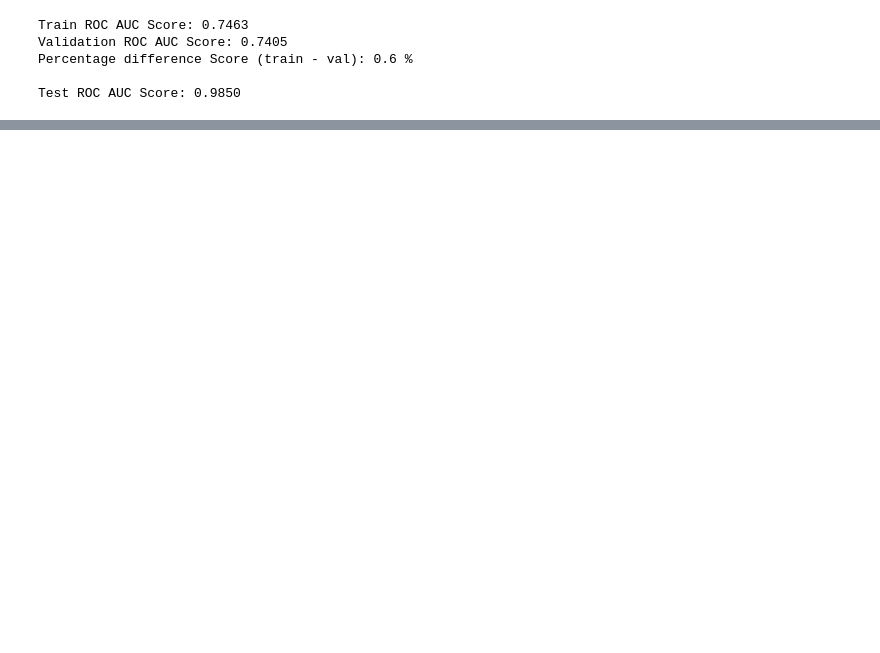
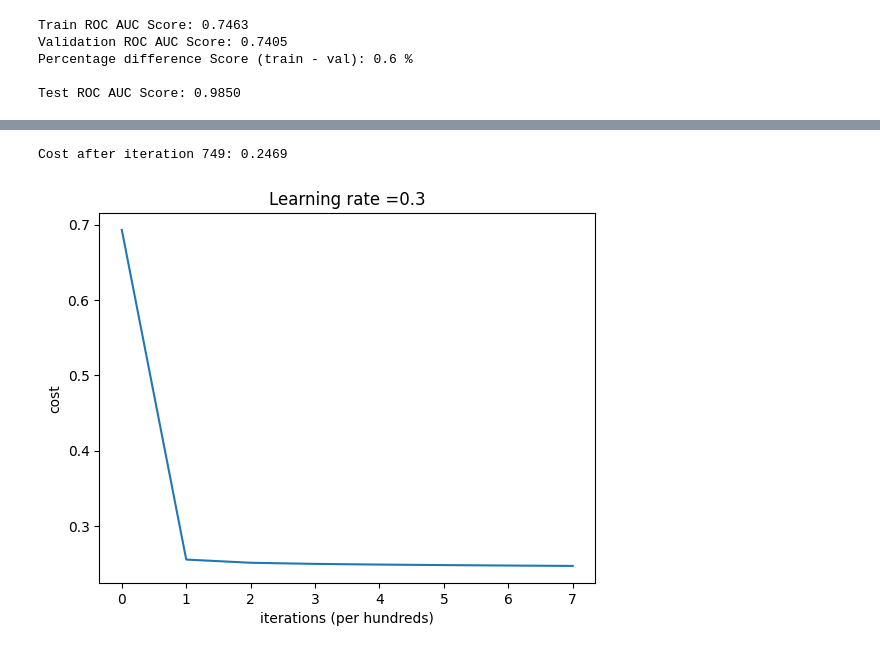
Before and after one commit to jackonedev/pipelines_and_machine_learning, a Jupyter notebook: NN_model.ipynb, the cells around one changed output, grey strips where cells are left out. Drawn from its saved outputs; the diff is of its cells as text; code cells hidden in the pictures; blank space fills up the shorter version.

```diff
--- a/NN_model.ipynb
+++ b/NN_model.ipynb
@@ -477,0 +1018,5 @@ Test ROC AUC Score: 0.9850
+# %%
+train_x_flatten = np.array(X, dtype=np.float64)
+test_x_flatten = np.array(X_test, dtype=np.float64)
+train_x_flatten = train_x_flatten.reshape(train_x_flatten.shape[0], -1).T
+test_x_flatten = test_x_flatten.reshape(test_x_flatten.shape[0], -1).T
@@ -477,0 +1039,29 @@ Test ROC AUC Score: 0.9850
+# %%
+###  Hiperparámetros del modelo  ###
+
+n_x = X.shape[1] # numero de input features
+n_h = n_x # numero de neuronas en la capa oculta
+n_y = 1 # numero de neuronas en la capa de salida
+
+learning_rate = 0.3
+num_iterations = 750
+
+### ENTRENAMIENTO ###
+parameters, costs = two_layer_model(
+    train_x_flatten, Y,
+    layers_dims = (n_x, n_h, n_y),
+    num_iterations = num_iterations,
+    learning_rate = learning_rate,
+    print_cost=False
+    )
+
+# Last Execution: 16m 44s -> Cost after iteration 1499 0.2481
+# Last Execution: 4m 19s ->  Cost after iteration 399: 0.2540
+# Last Execution: 6m 34s ->  Cost after iteration 599: 0.2505 (a: 0.12)
+# Last Execution: 6m 16s ->  Cost after iteration 599: 0.2492 (a: 0.18)
+# Last Execution: 6m 16s ->  Cost after iteration 599: 0.2486 (a: 0.22)
+# Last Execution: 7m 20s ->  Cost after iteration 699: 0.2477 (a: 0.25) # Benchmark
+# Last Execution: 7m 48s ->  Cost after iteration 749: 0.2475 (a: 0.25)
+# Last Execution: 7m 48s ->  Cost after iteration 749: 0.2469 (a: 0.3) # Final
+# %% [output]
+Cost after iteration 749: 0.2469
@@ -477,0 +1074,12 @@ Test ROC AUC Score: 0.9850
+# %%
+# plot costs
+def plot_costs(costs, learning_rate=0.0075):
+    plt.plot(np.squeeze(costs))
+    plt.ylabel('cost')
+    plt.xlabel('iterations (per hundreds)')
+    plt.title("Learning rate =" + str(learning_rate))
+    plt.show()
+
+plot_costs(costs, learning_rate)
+# %% [output]
+[figure, added]
```
Also changed, not shown: parts of 31 cells of this notebook.
